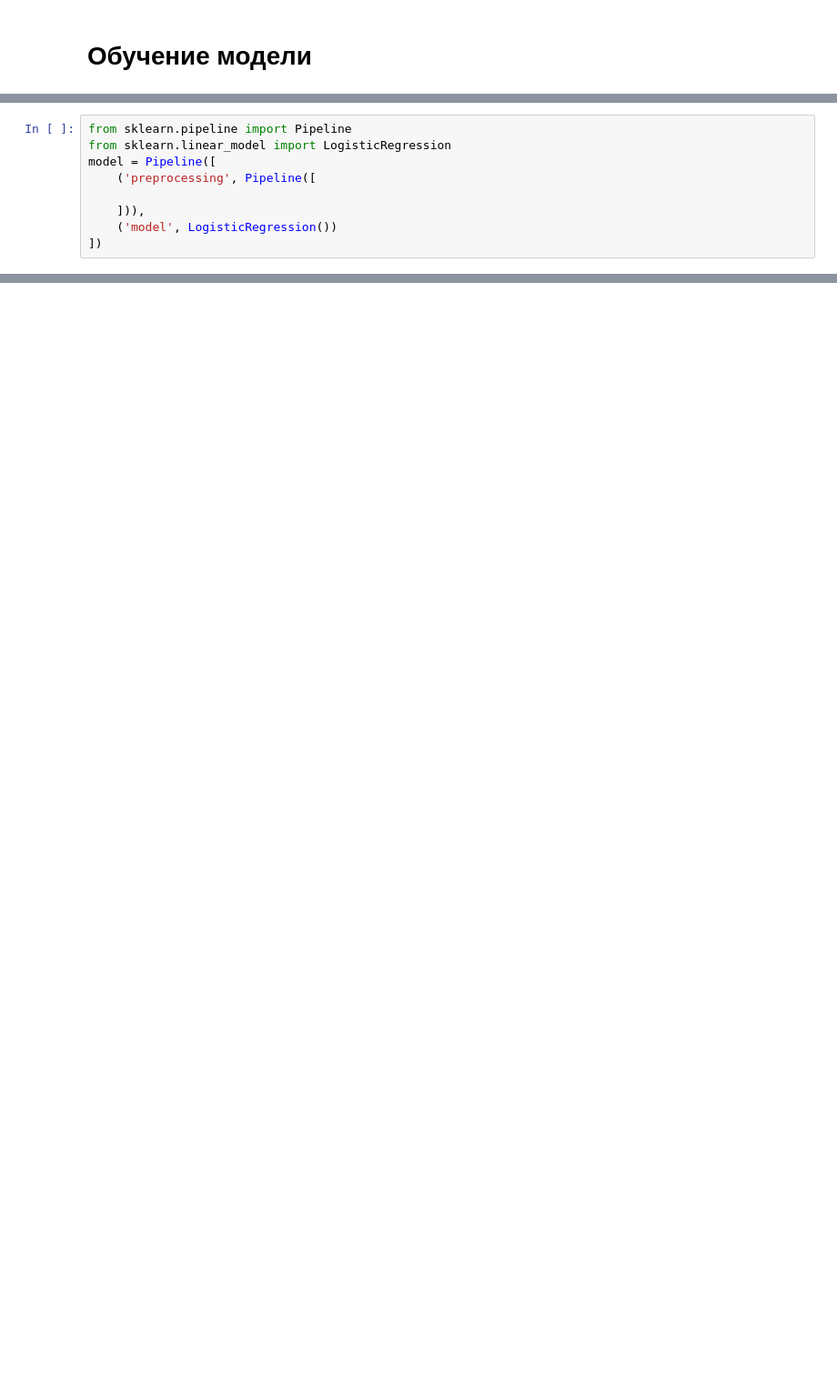
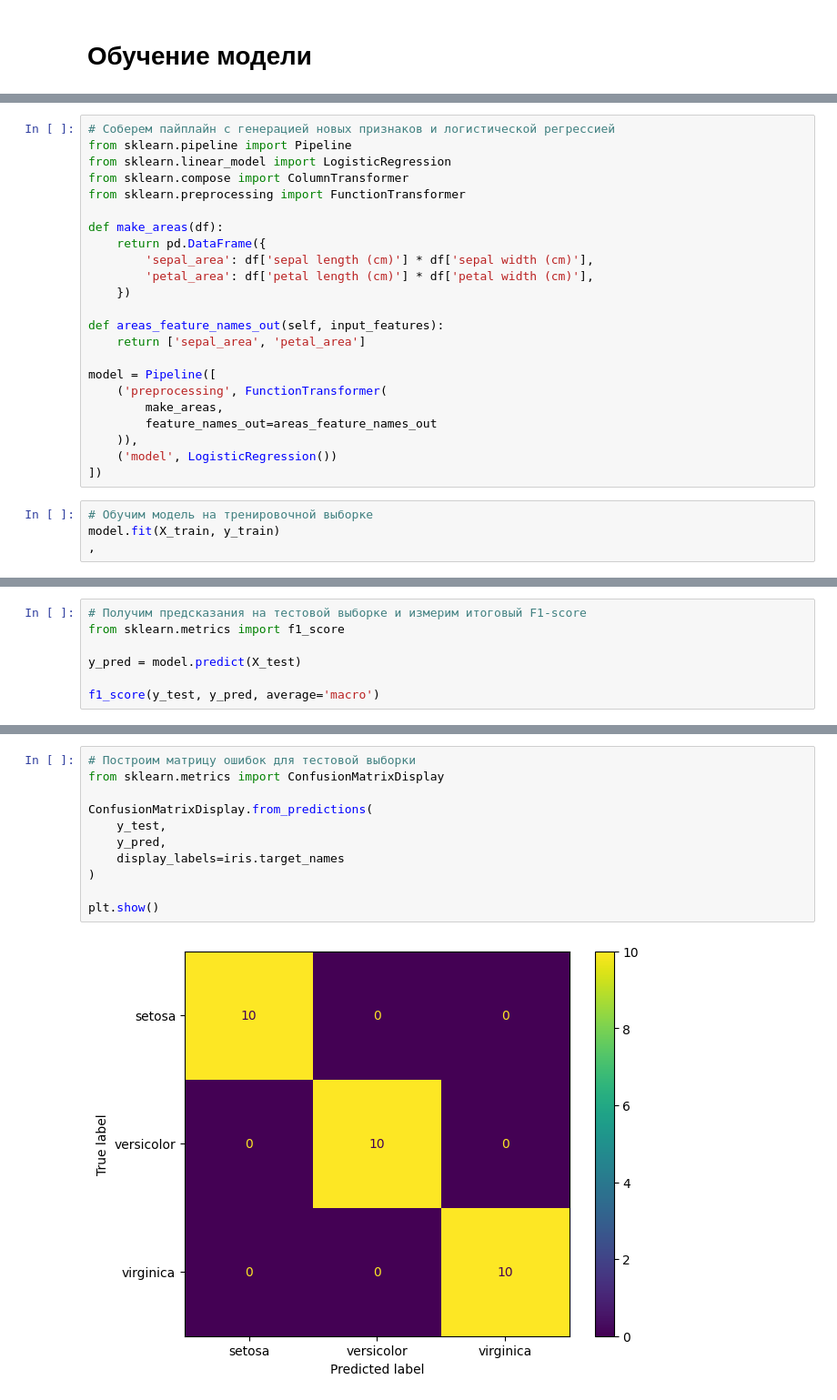
Before and after one commit to Daniel217D/linear-regression-experiments, a Jupyter notebook: 6 iris-dataset.ipynb, the cells around one changed output, grey strips where cells are left out. Shown at 91% size. Cells and saved outputs as stored; diff of their text form; blank space fills up the shorter version.

```diff
--- a/6 iris-dataset.ipynb
+++ b/6 iris-dataset.ipynb
@@ -149,9 +193,27 @@ len(X_train), len(X_test)
 # %%
+# Соберем пайплайн с генерацией новых признаков и логистической регрессией
 from sklearn.pipeline import Pipeline
 from sklearn.linear_model import LogisticRegression
+from sklearn.compose import ColumnTransformer
+from sklearn.preprocessing import FunctionTransformer
+
+def make_areas(df):
+    return pd.DataFrame({
+        'sepal_area': df['sepal length (cm)'] * df['sepal width (cm)'],
+        'petal_area': df['petal length (cm)'] * df['petal width (cm)'],
+    })
+
+def areas_feature_names_out(self, input_features):
+    return ['sepal_area', 'petal_area']
+
 model = Pipeline([
-    ('preprocessing', Pipeline([
-
-    ])),
+    ('preprocessing', FunctionTransformer(
+        make_areas,
+        feature_names_out=areas_feature_names_out
+    )),
     ('model', LogisticRegression())
 ])
+# %%
+# Обучим модель на тренировочной выборке
+model.fit(X_train, y_train)
+,
@@ -157,0 +240,7 @@ model = Pipeline([
+# %%
+# Получим предсказания на тестовой выборке и измерим итоговый F1-score
+from sklearn.metrics import f1_score
+
+y_pred = model.predict(X_test)
+
+f1_score(y_test, y_pred, average='macro')
@@ -157,0 +249,13 @@ model = Pipeline([
+# %%
+# Построим матрицу ошибок для тестовой выборки
+from sklearn.metrics import ConfusionMatrixDisplay
+
+ConfusionMatrixDisplay.from_predictions(
+    y_test,
+    y_pred,
+    display_labels=iris.target_names
+)
+
+plt.show()
+# %% [output]
+[figure, added]
```
Also changed, not shown: parts of 17 cells of this notebook.
